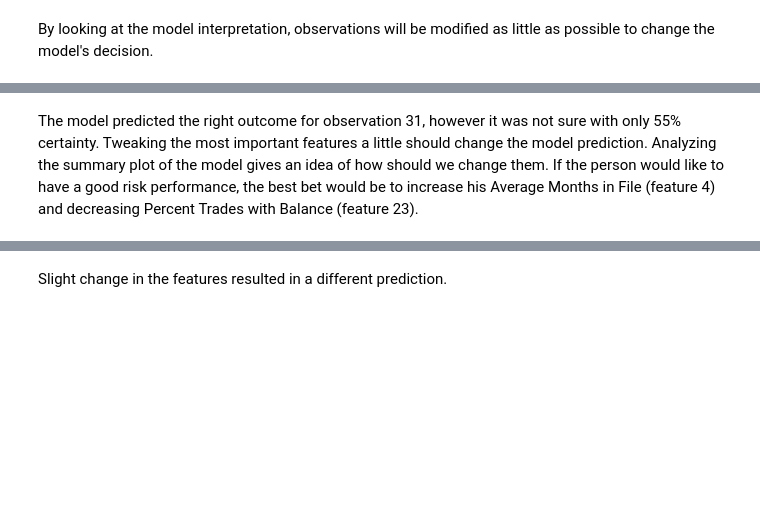
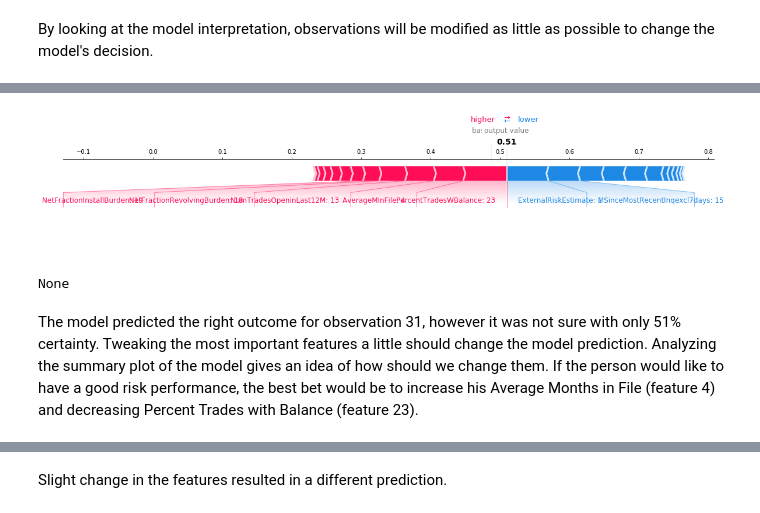
Before and after one commit to greghvk/ml_models_explainability, a Jupyter notebook: interpretations_comparison.ipynb, the cells around one changed output, grey strips where cells are left out. Cells and saved outputs as stored; diff of their text form; code cells hidden in the pictures; blank space fills up the shorter version.

Commit message:
changed js to matplotlib in some plots

```diff
--- a/interpretations_comparison.ipynb
+++ b/interpretations_comparison.ipynb
@@ -558,5 +547,5 @@ shap.summary_plot(nn_norm_shap_values[0], X_test_norm_smaller, plot_type="bar",
 By looking at the model interpretation, observations will be modified as little as possible to change the model's decision.
 # %%
 # Observation with a bad risk performed will be evaluated and modified to change model's decision
-display(shap.force_plot(nn_norm_explainer.expected_value, nn_norm_shap_values[0][31], feature_names=feature_names))
+display(shap.force_plot(nn_norm_explainer.expected_value, nn_norm_shap_values[0][31], feature_names=feature_names, matplotlib=True))
 # %% [output]
@@ -564,5 +552,7 @@ display(shap.force_plot(nn_norm_explainer.expected_value, nn_norm_shap_values[0]
+[figure, added]
+None
 # %% [markdown]
-The model predicted the right outcome for observation 31, however it was not sure with only 55% certainty.
+The model predicted the right outcome for observation 31, however it was not sure with only 51% certainty.
 Tweaking the most important features a little should change the model prediction.
 Analyzing the summary plot of the model gives an idea of how should we change them.
 If the person would like to have a good risk performance, the best bet
```
Also changed, not shown: parts of 18 cells of this notebook.
